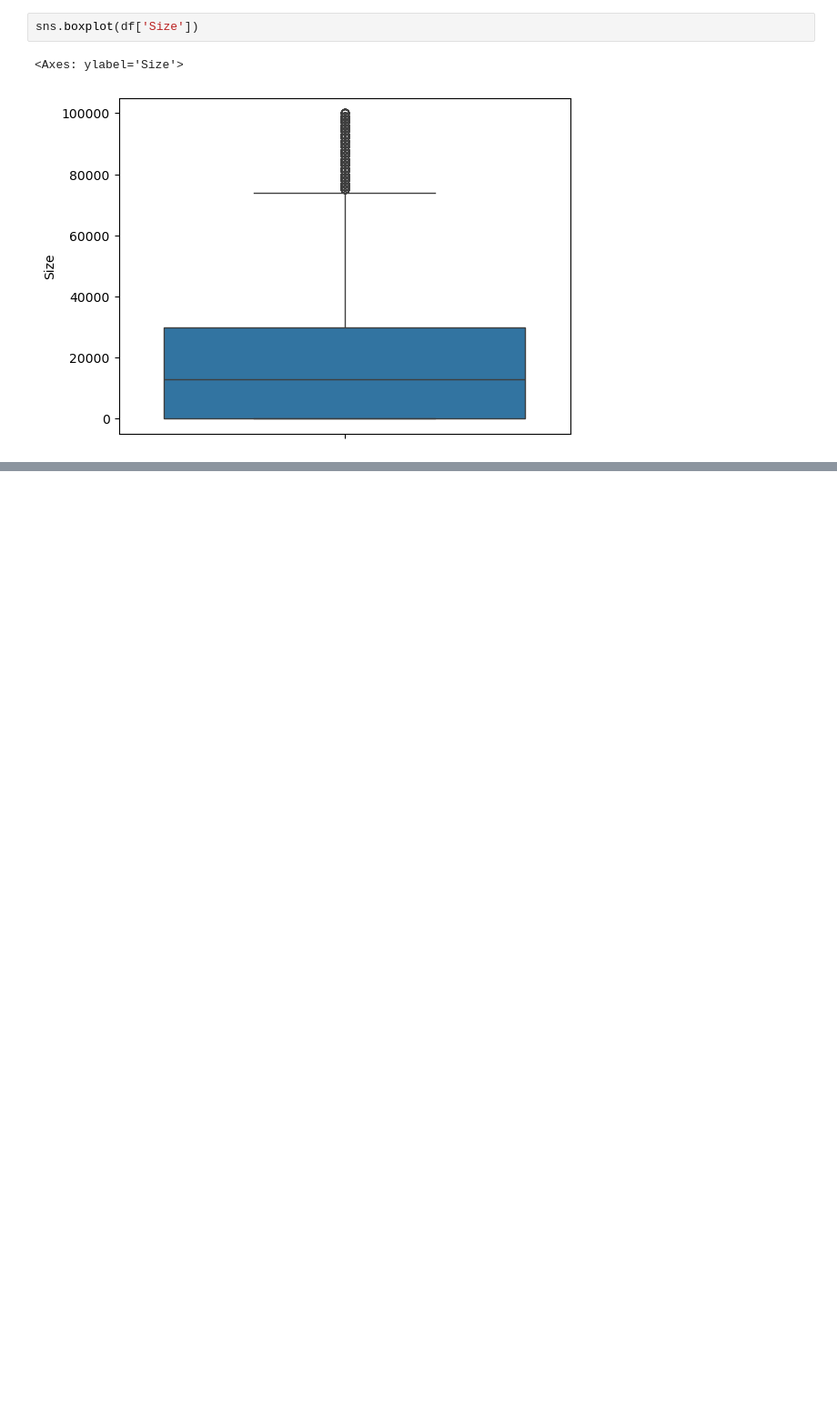
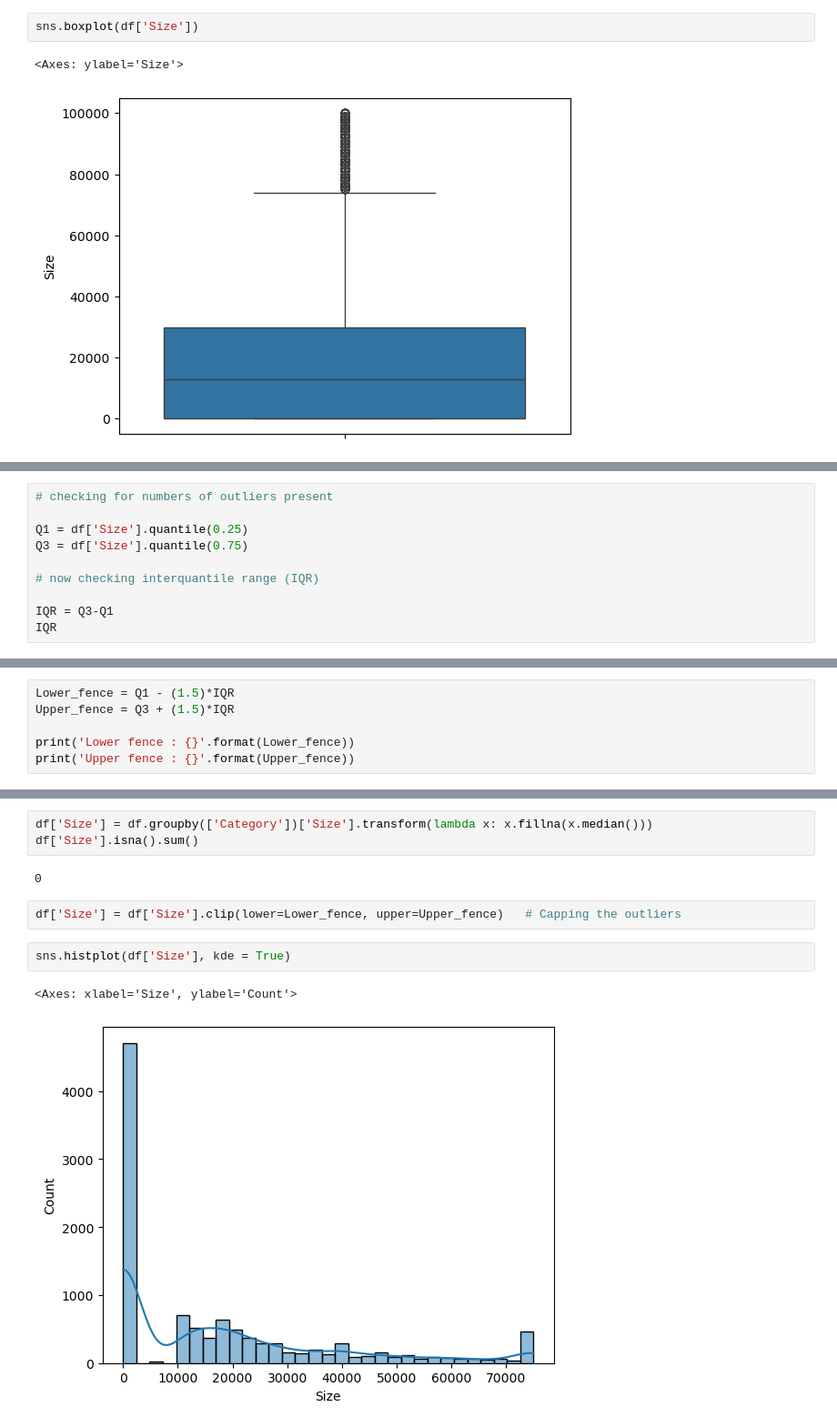
Before and after one commit to Bhardwaj-Ayush/DataScience, a Jupyter notebook: 25.EDA_Projects/2.EDA_Playstore.ipynb, the cells around one changed output, grey strips where cells are left out. Shown: that part at 91% size. Drawn from its saved outputs; the diff is of its cells as text; blank space fills up the shorter version.

```diff
--- a/25.EDA_Projects/2.EDA_Playstore.ipynb
+++ b/25.EDA_Projects/2.EDA_Playstore.ipynb
@@ -474,0 +481,10 @@ sns.boxplot(df['Size'])
+# %%
+# checking for numbers of outliers present
+
+Q1 = df['Size'].quantile(0.25)
+Q3 = df['Size'].quantile(0.75)
+
+# now checking interquantile range (IQR)
+
+IQR = Q3-Q1
+IQR
@@ -474,0 +493,6 @@ sns.boxplot(df['Size'])
+# %%
+Lower_fence = Q1 - (1.5)*IQR
+Upper_fence = Q3 + (1.5)*IQR
+
+print('Lower fence : {}'.format(Lower_fence))
+print('Upper fence : {}'.format(Upper_fence))
@@ -474,0 +519,12 @@ sns.boxplot(df['Size'])
+# %%
+df['Size'] = df.groupby(['Category'])['Size'].transform(lambda x: x.fillna(x.median()))
+df['Size'].isna().sum()
+# %% [output]
+0
+# %%
+df['Size'] = df['Size'].clip(lower=Lower_fence, upper=Upper_fence)   # Capping the outliers
+# %%
+sns.histplot(df['Size'], kde = True)
+# %% [output]
+<Axes: xlabel='Size', ylabel='Count'>
+[figure, added]
```
Also changed, not shown: parts of 26 cells of this notebook, 1 other file.
